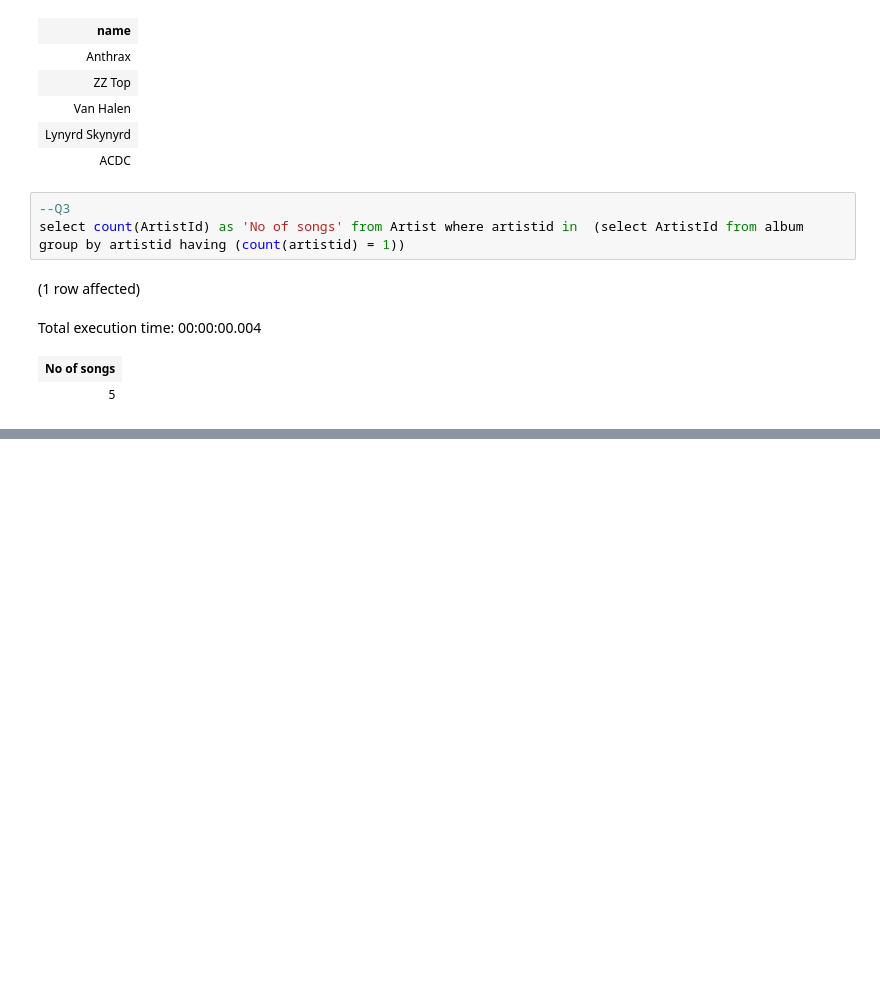
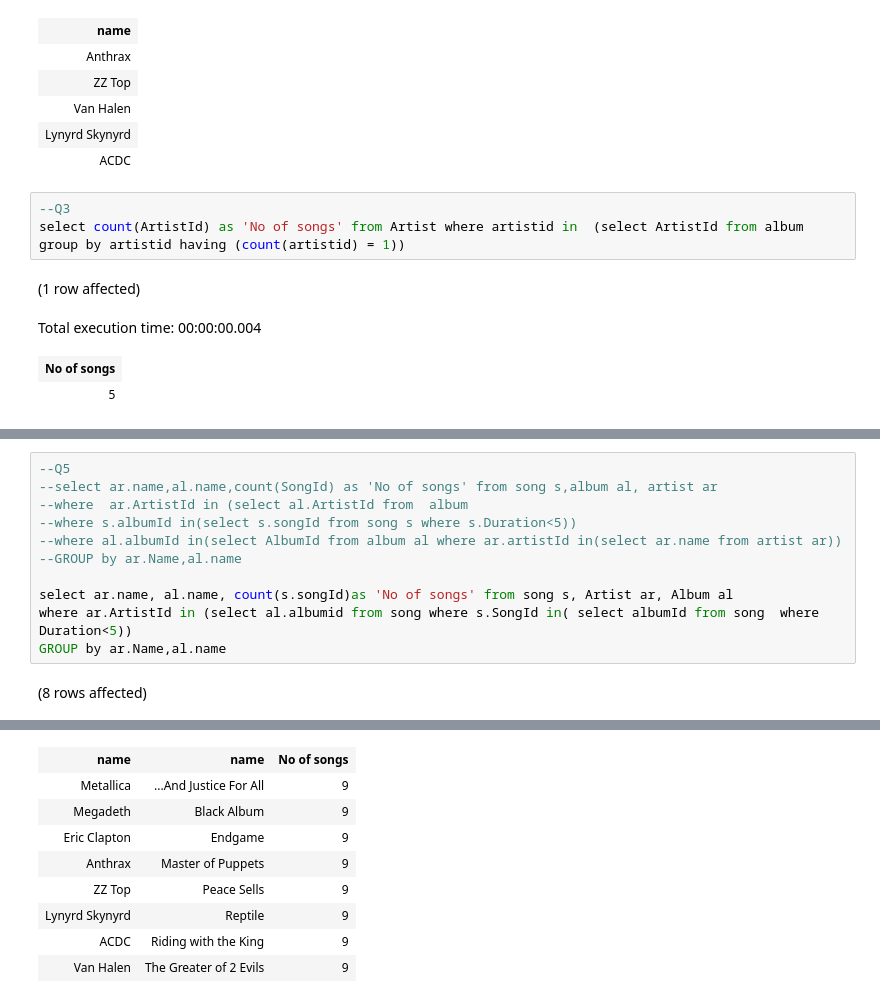
Before and after one commit to adighodke/Training, a Jupyter notebook: SQL assignment/SubQuery1.ipynb, the cells around one changed output, grey strips where cells are left out. Saved outputs shown, nothing was run; the diff lists cells and outputs as text; blank space fills up the shorter version.

```diff
--- a/SQL assignment/SubQuery1.ipynb
+++ b/SQL assignment/SubQuery1.ipynb
@@ -108,0 +101,13 @@ Total execution time: 00:00:00
+# %%
+--Q5
+--select ar.name,al.name,count(SongId) as 'No of songs' from song s,album al, artist ar
+--where  ar.ArtistId in (select al.ArtistId from  album
+--where s.albumId in(select s.songId from song s where s.Duration<5))
+--where al.albumId in(select AlbumId from album al where ar.artistId in(select ar.name from artist ar))
+--GROUP by ar.Name,al.name
+
+select ar.name, al.name, count(s.songId)as 'No of songs' from song s, Artist ar, Album al
+where ar.ArtistId in (select al.albumid from song where s.SongId in( select albumId from song  where Duration<5))
+GROUP by ar.Name,al.name
+# %% [output]
+(8 rows affected)
@@ -108,0 +115,9 @@ Total execution time: 00:00:00
+| name | name | No of songs |
+| Metallica | ...And Justice For All | 9 |
+| Megadeth | Black Album | 9 |
+| Eric Clapton | Endgame | 9 |
+| Anthrax | Master of Puppets | 9 |
+| ZZ Top | Peace Sells | 9 |
+| Lynyrd Skynyrd | Reptile | 9 |
+| ACDC | Riding with the King | 9 |
+| Van Halen | The Greater of 2 Evils | 9 |
```
Also changed, not shown: parts of 8 cells of this notebook.
